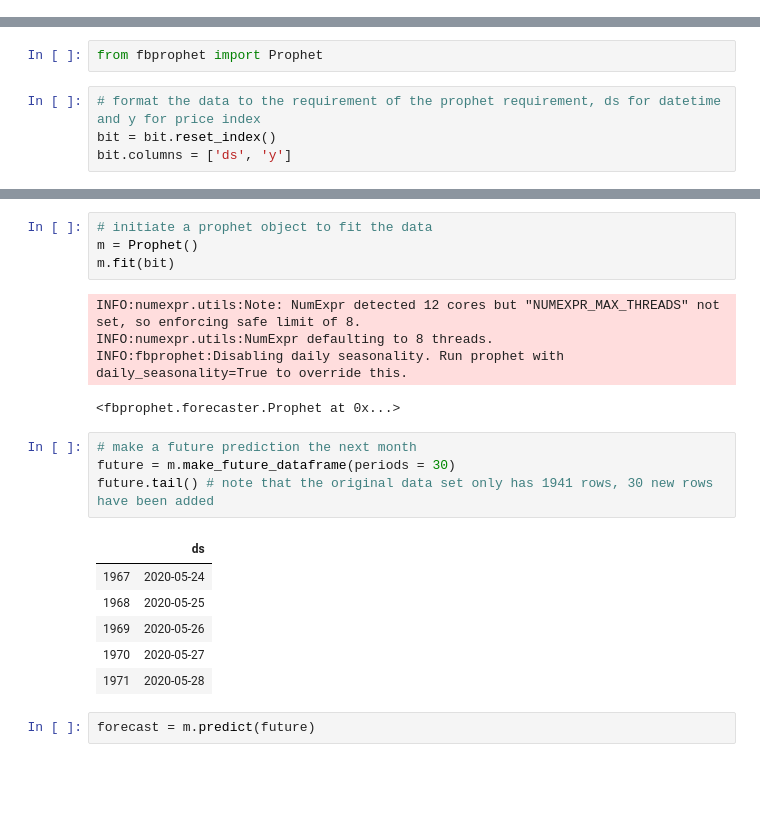
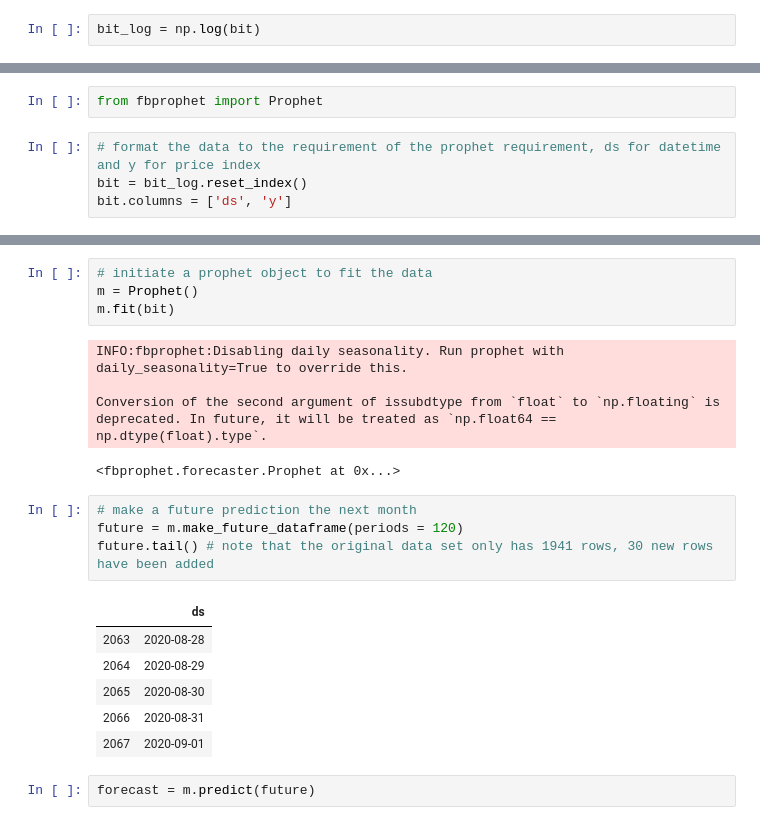
Before and after one commit to liwen611/project-bitcoin, a Jupyter notebook: bitcoin_timeSeries.ipynb, the cells around one changed output, grey strips where cells are left out. Saved outputs shown, nothing was run; the diff lists cells and outputs as text; blank space fills up the shorter version.

```diff
--- a/bitcoin_timeSeries.ipynb
+++ b/bitcoin_timeSeries.ipynb
@@ -15,0 +17,2 @@ bit.columns = ['price']
+# %%
+bit_log = np.log(bit)
@@ -44,7 +211,7 @@ Dickey–Fuller test: p=0.465340
 from fbprophet import Prophet
 # %%
 # format the data to the requirement of the prophet requirement, ds for datetime and y for price index
-bit = bit.reset_index()
+bit = bit_log.reset_index()
 bit.columns = ['ds', 'y']
 # %%
 bit.head()
@@ -64,20 +231,20 @@ bit['ds'].min(), bit['ds'].max()
 m = Prophet()
 m.fit(bit)
 # %% [output]
-INFO:numexpr.utils:Note: NumExpr detected 12 cores but "NUMEXPR_MAX_THREADS" not set, so enforcing safe limit of 8.
-INFO:numexpr.utils:NumExpr defaulting to 8 threads.
 INFO:fbprophet:Disabling daily seasonality. Run prophet with daily_seasonality=True to override this.
+
+Conversion of the second argument of issubdtype from `float` to `np.floating` is deprecated. In future, it will be treated as `np.float64 == np.dtype(float).type`.
 <fbprophet.forecaster.Prophet at 0x...>
 # %%
 # make a future prediction the next month
-future = m.make_future_dataframe(periods = 30)
+future = m.make_future_dataframe(periods = 120)
 future.tail() # note that the original data set only has 1941 rows, 30 new rows have been added
 # %% [output]
 |  | ds |
-| 1967 | 2020-05-24 |
-| 1968 | 2020-05-25 |
-| 1969 | 2020-05-26 |
-| 1970 | 2020-05-27 |
-| 1971 | 2020-05-28 |
+| 2063 | 2020-08-28 |
+| 2064 | 2020-08-29 |
+| 2065 | 2020-08-30 |
+| 2066 | 2020-08-31 |
+| 2067 | 2020-09-01 |
 # %%
 forecast = m.predict(future)
```
Also changed, not shown: parts of 45 cells of this notebook.
